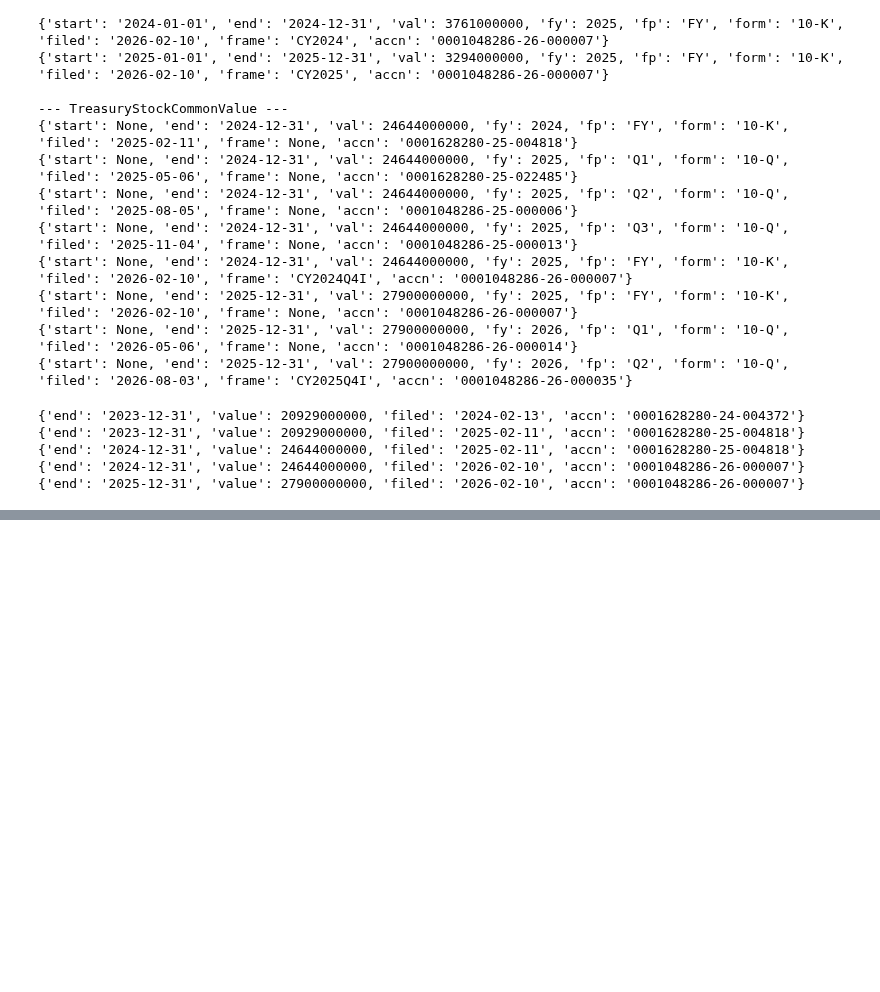
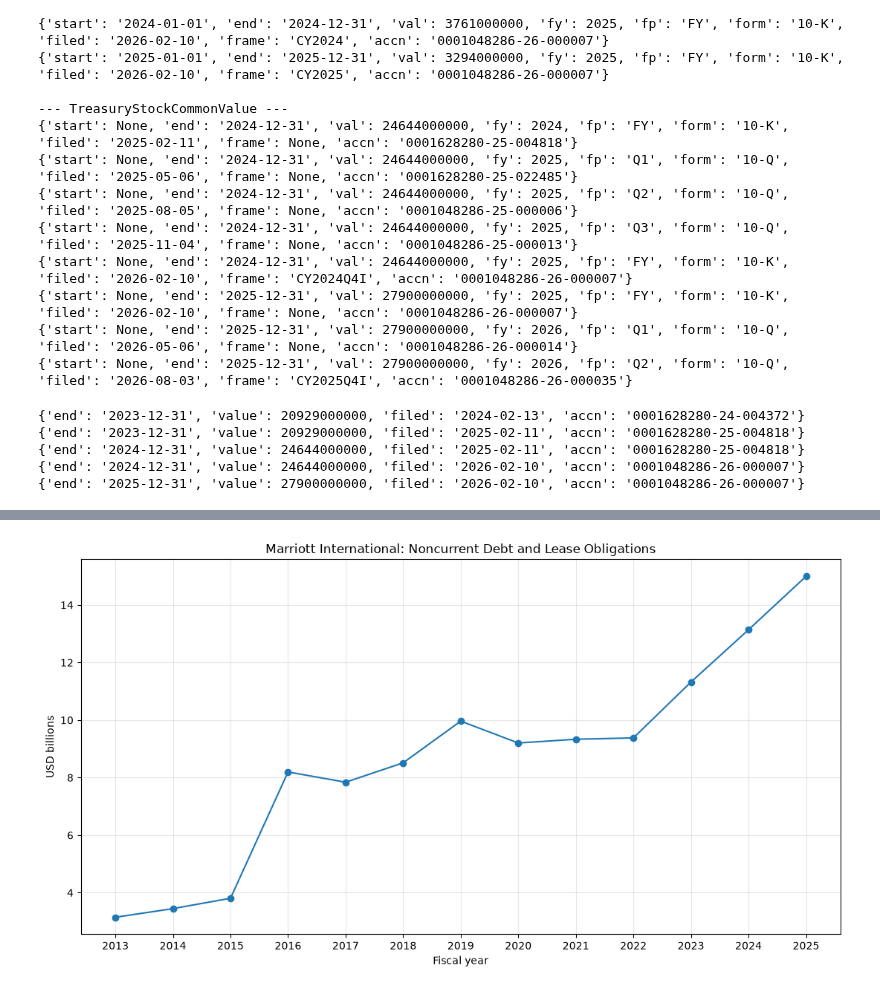
Before and after one commit to cortazar11/hotel_audit_project, a Jupyter notebook: 02_audit-analytics.ipynb, the cells around one changed output, grey strips where cells are left out. Saved outputs shown, nothing was run; the diff lists cells and outputs as text; code cells hidden in the pictures; blank space fills up the shorter version.

```diff
--- a/02_audit-analytics.ipynb
+++ b/02_audit-analytics.ipynb
@@ -4855,0 +5726,29 @@ display(benchmark_df.head())
+# %%
+import matplotlib.pyplot as plt
+import matplotlib.ticker as mtick
+
+plot_debt = debt_annual.copy()
+plot_debt["debt_billions"] = (
+    plot_debt["long_term_debt_and_leases"] / 1_000_000_000
+)
+
+fig, ax = plt.subplots(figsize=(11, 6))
+
+ax.plot(
+    plot_debt["year"],
+    plot_debt["debt_billions"],
+    marker="o",
+)
+
+ax.set_title(
+    "Marriott International: Noncurrent Debt and Lease Obligations"
+)
+ax.set_xlabel("Fiscal year")
+ax.set_ylabel("USD billions")
+ax.set_xticks(plot_debt["year"])
+ax.grid(True, alpha=0.3)
+
+plt.tight_layout()
+plt.show()
+# %% [output]
+[figure, added]
```
Also changed, not shown: parts of 152 cells of this notebook, 2 other files.
